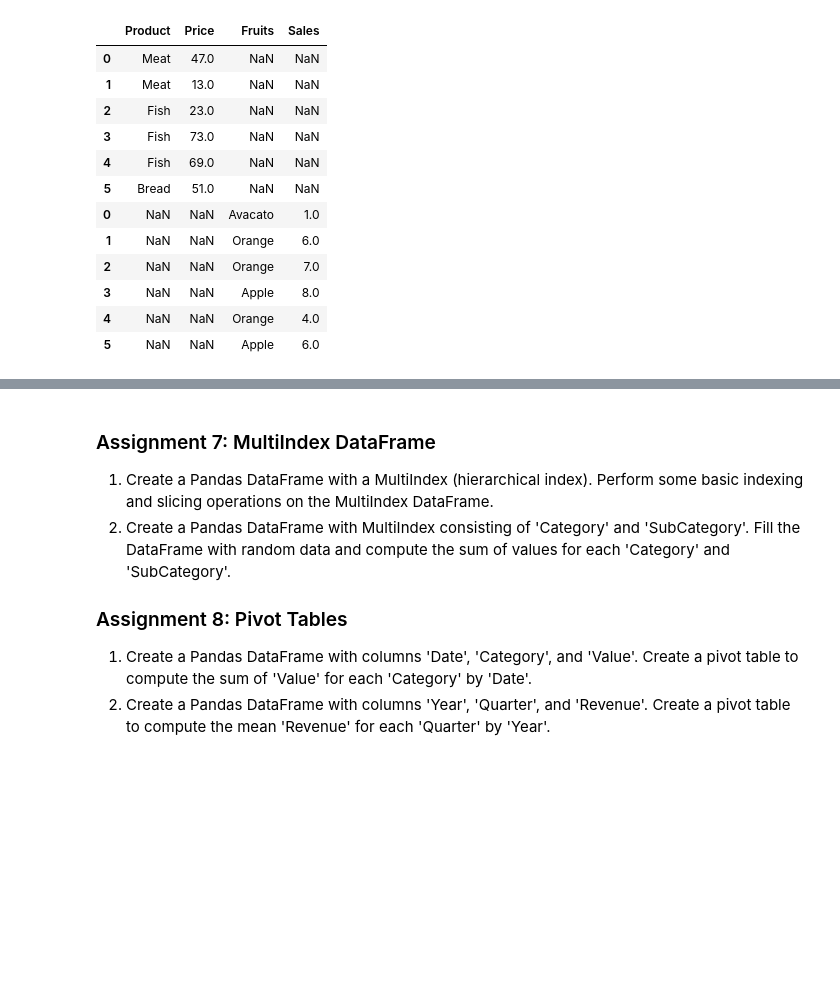
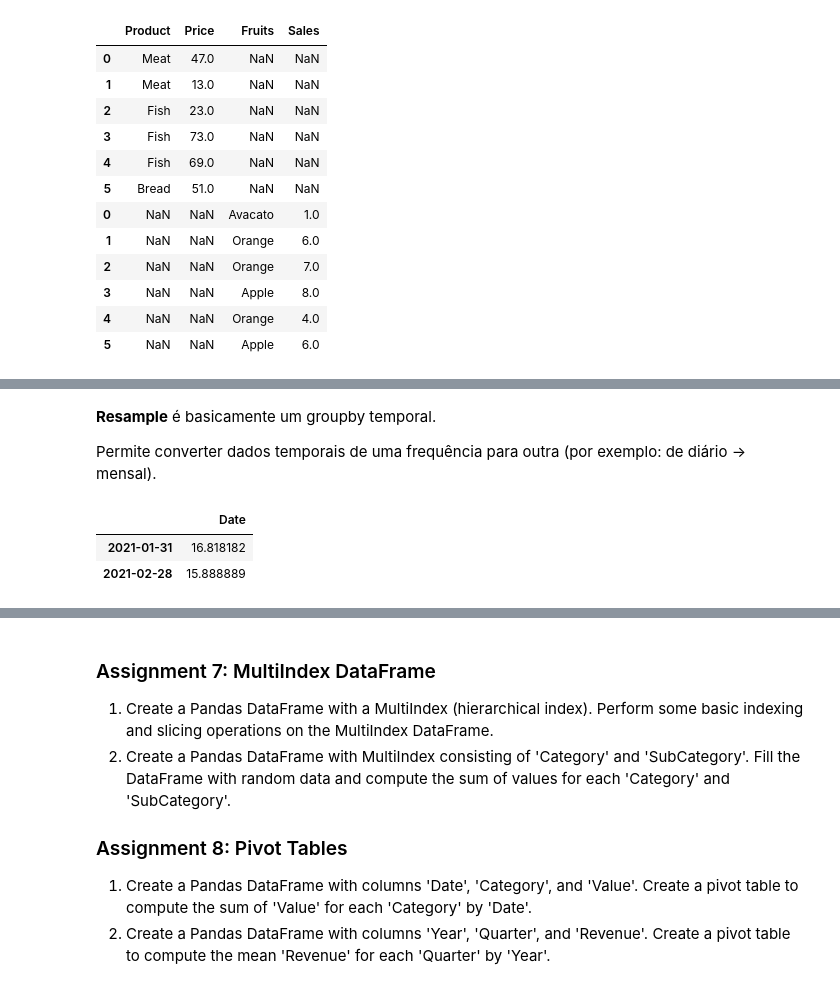
Before and after one commit to Jaimepelembe/Data_analyst_bootcamp_from_basics_to_advanced, a Jupyter notebook: S4_Data_Analysis/assignments/pandasasssignmentsSolution.ipynb, the cells around one changed output, grey strips where cells are left out. Cells and saved outputs as stored; diff of their text form; code cells hidden in the pictures; blank space fills up the shorter version.

```diff
--- a/S4_Data_Analysis/assignments/pandasasssignmentsSolution.ipynb
+++ b/S4_Data_Analysis/assignments/pandasasssignmentsSolution.ipynb
@@ -396,0 +442,13 @@ concatenatedColumns
+# %% [markdown]
+**Resample** é basicamente um groupby temporal.
+
+Permite converter dados temporais de uma frequência para outra
+(por exemplo: de diário → mensal).
+# %%
+#Resample the dataFrame
+monthly=dataFrame10.resample("ME").mean()
+monthly
+# %% [output]
+|  | Date |
+| 2021-01-31 | 16.818182 |
+| 2021-02-28 | 15.888889 |
```
Also changed, not shown: parts of 7 cells of this notebook.
